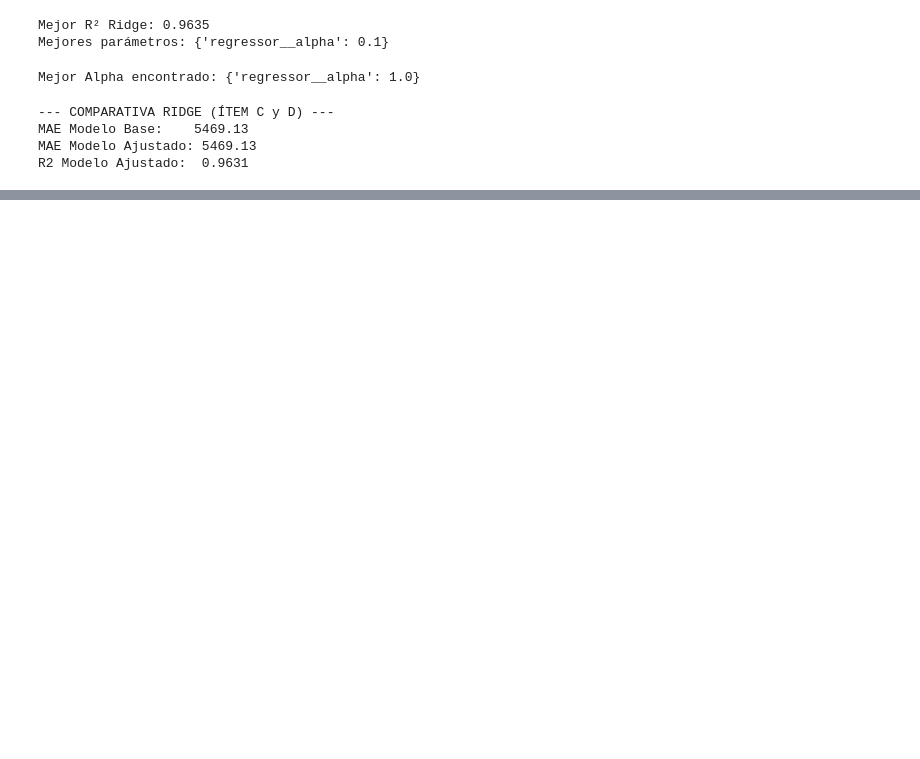
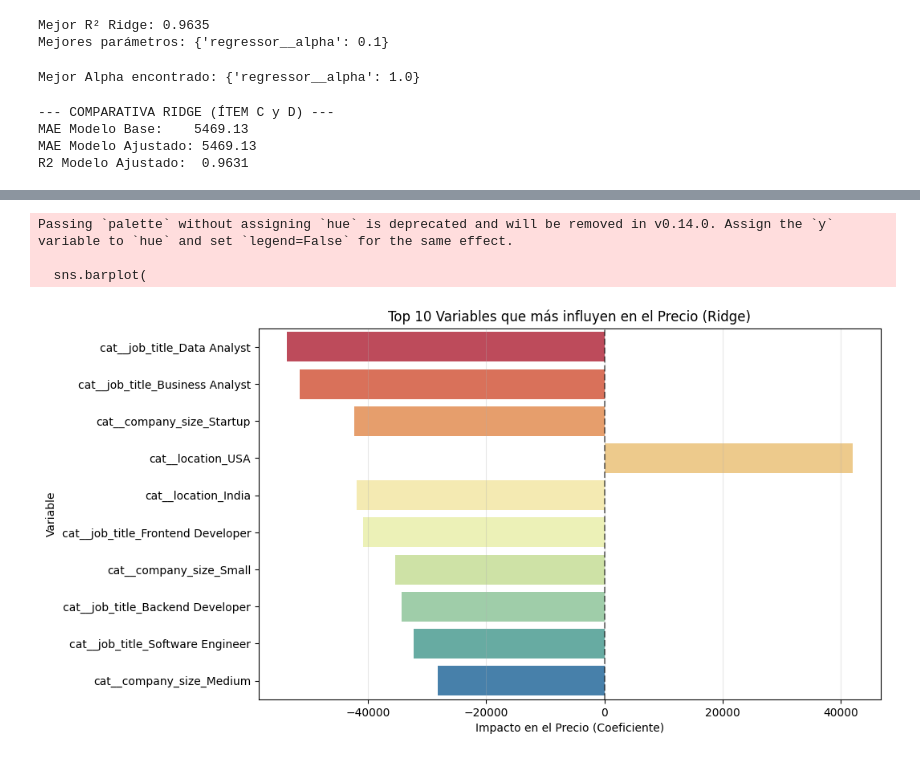
Before and after one commit to SebastianBetancur08/analitica-proyecto, a Jupyter notebook: notebooks/Modelos/3.Model_ridge.ipynb, the cells around one changed output, grey strips where cells are left out. Drawn from its saved outputs; the diff is of its cells as text; code cells hidden in the pictures; blank space fills up the shorter version.

```diff
--- a/notebooks/Modelos/3.Model_ridge.ipynb
+++ b/notebooks/Modelos/3.Model_ridge.ipynb
@@ -299,0 +340,32 @@ R2 Modelo Ajustado:  0.9631
+# %%
+# 1. Extraer nombres de las columnas y coeficientes
+# Usamos 'preprocessing' porque así lo nombraste en tu Pipeline
+features = best_ridge.named_steps['preprocessing'].get_feature_names_out()
+coeffs = best_ridge.named_steps['regressor'].coef_
+
+# 2. Crear un DataFrame para organizar los datos
+ridge_importance = pd.DataFrame({'Variable': features, 'Coeficiente': coeffs})
+
+# Creamos una columna con el valor absoluto para saber cuáles son las más importantes (sin importar si suben o bajan el precio)
+ridge_importance['Importancia_Abs'] = ridge_importance['Coeficiente'].abs()
+ridge_importance = ridge_importance.sort_values(by='Importancia_Abs', ascending=False)
+
+# 3. Graficar las 10 variables que más afectan el precio
+plt.figure(figsize=(10, 6))
+sns.barplot(
+    x='Coeficiente',
+    y='Variable',
+    data=ridge_importance.head(10),
+    palette='Spectral'
+)
+plt.axvline(0, color='black', linestyle='--', alpha=0.5) # Línea en el cero
+plt.title('Top 10 Variables que más influyen en el Precio (Ridge)')
+plt.xlabel('Impacto en el Precio (Coeficiente)')
+plt.ylabel('Variable')
+plt.grid(axis='x', alpha=0.3)
+plt.show()
+# %% [output]
+Passing `palette` without assigning `hue` is deprecated and will be removed in v0.14.0. Assign the `y` variable to `hue` and set `legend=False` for the same effect.
+
+  sns.barplot(
+[figure, added]
```
Also changed, not shown: parts of 6 cells of this notebook, 1 other file.
